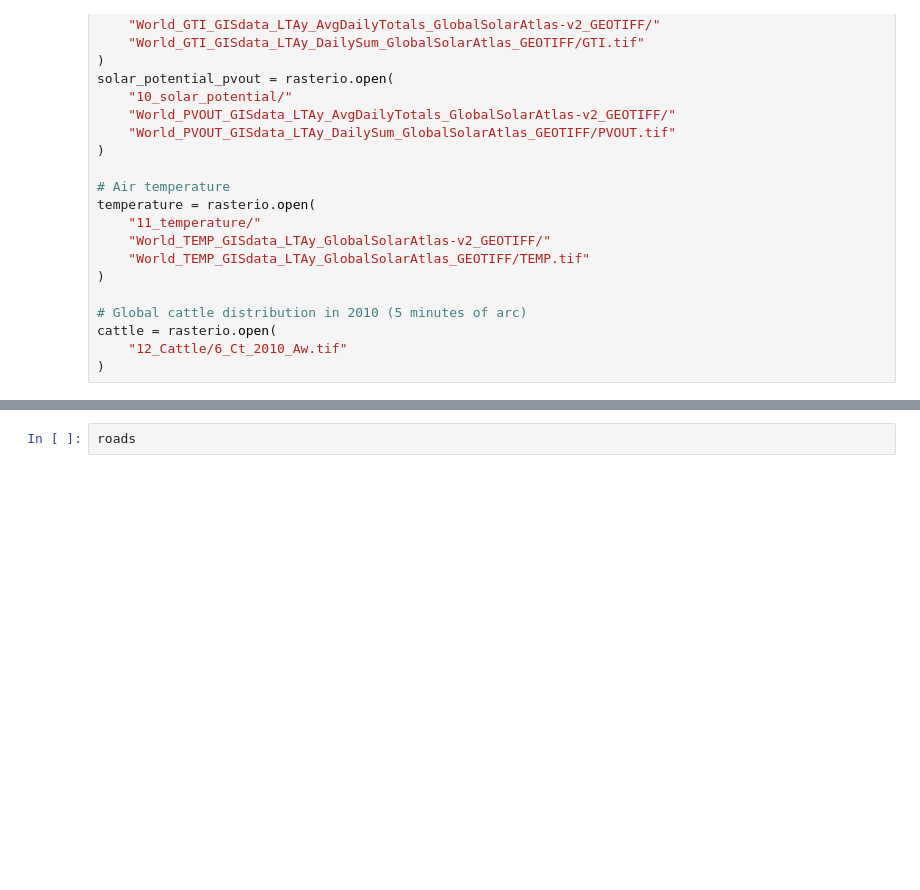
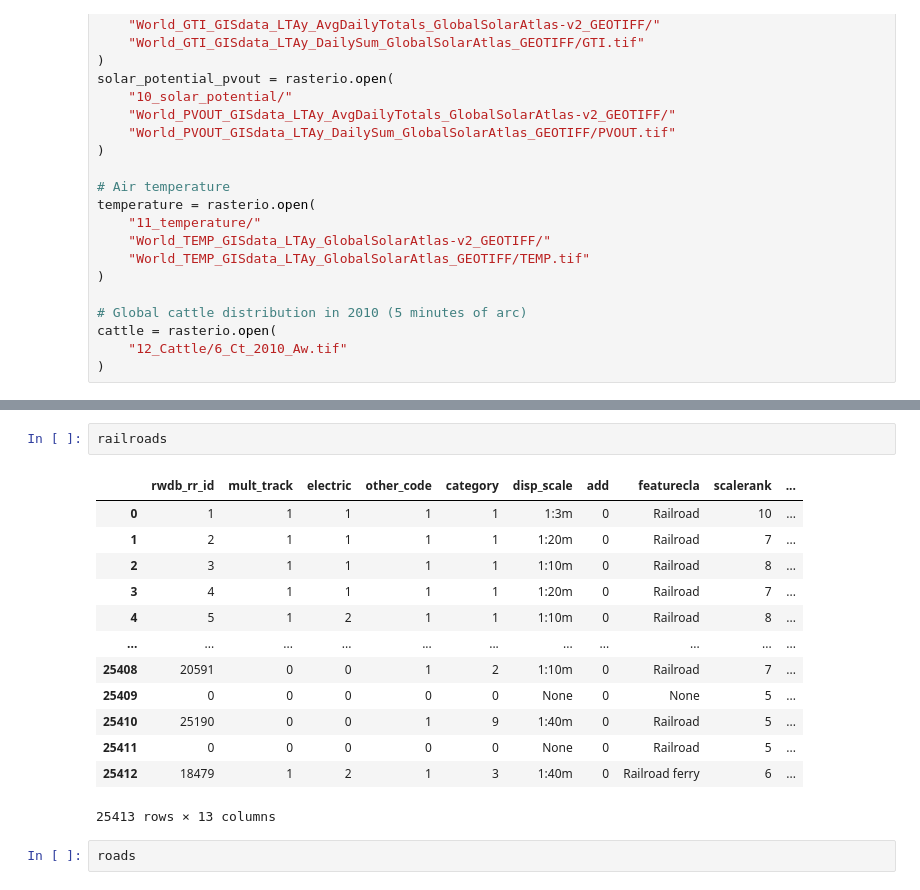
Before and after one commit to mastartseva/mentor_task_1, a Jupyter notebook: task_1_mentor.ipynb, the cells around one changed output, grey strips where cells are left out. Saved outputs shown, nothing was run; the diff lists cells and outputs as text; blank space fills up the shorter version.

```diff
--- a/task_1_mentor.ipynb
+++ b/task_1_mentor.ipynb
@@ -224,3 +273,19 @@ cattle = rasterio.open(
+# %%
+railroads
+# %% [output]
+|  | rwdb_rr_id | mult_track | electric | other_code | category | disp_scale | add | featurecla | scalerank | ... |
+| 0 | 1 | 1 | 1 | 1 | 1 | 1:3m | 0 | Railroad | 10 | ... |
+| 1 | 2 | 1 | 1 | 1 | 1 | 1:20m | 0 | Railroad | 7 | ... |
+| 2 | 3 | 1 | 1 | 1 | 1 | 1:10m | 0 | Railroad | 8 | ... |
+| 3 | 4 | 1 | 1 | 1 | 1 | 1:20m | 0 | Railroad | 7 | ... |
+| 4 | 5 | 1 | 2 | 1 | 1 | 1:10m | 0 | Railroad | 8 | ... |
+| ... | ... | ... | ... | ... | ... | ... | ... | ... | ... | ... |
+| 25408 | 20591 | 0 | 0 | 1 | 2 | 1:10m | 0 | Railroad | 7 | ... |
+| 25409 | 0 | 0 | 0 | 0 | 0 | None | 0 | None | 5 | ... |
+| 25410 | 25190 | 0 | 0 | 1 | 9 | 1:40m | 0 | Railroad | 5 | ... |
+| 25411 | 0 | 0 | 0 | 0 | 0 | None | 0 | Railroad | 5 | ... |
+| 25412 | 18479 | 1 | 2 | 1 | 3 | 1:40m | 0 | Railroad ferry | 6 | ... |
+25413 rows × 13 columns
 # %%
 roads
 # %% [output]
```
Also changed, not shown: parts of 20 cells of this notebook.
